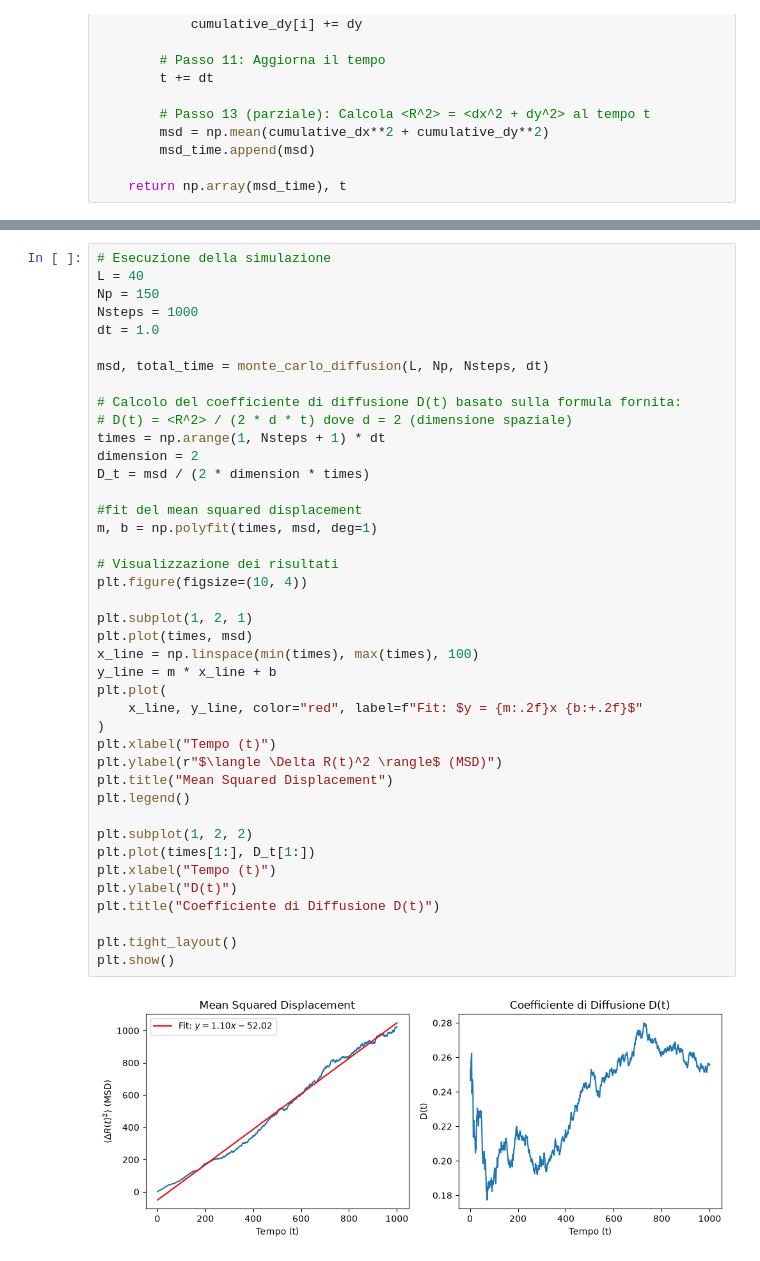
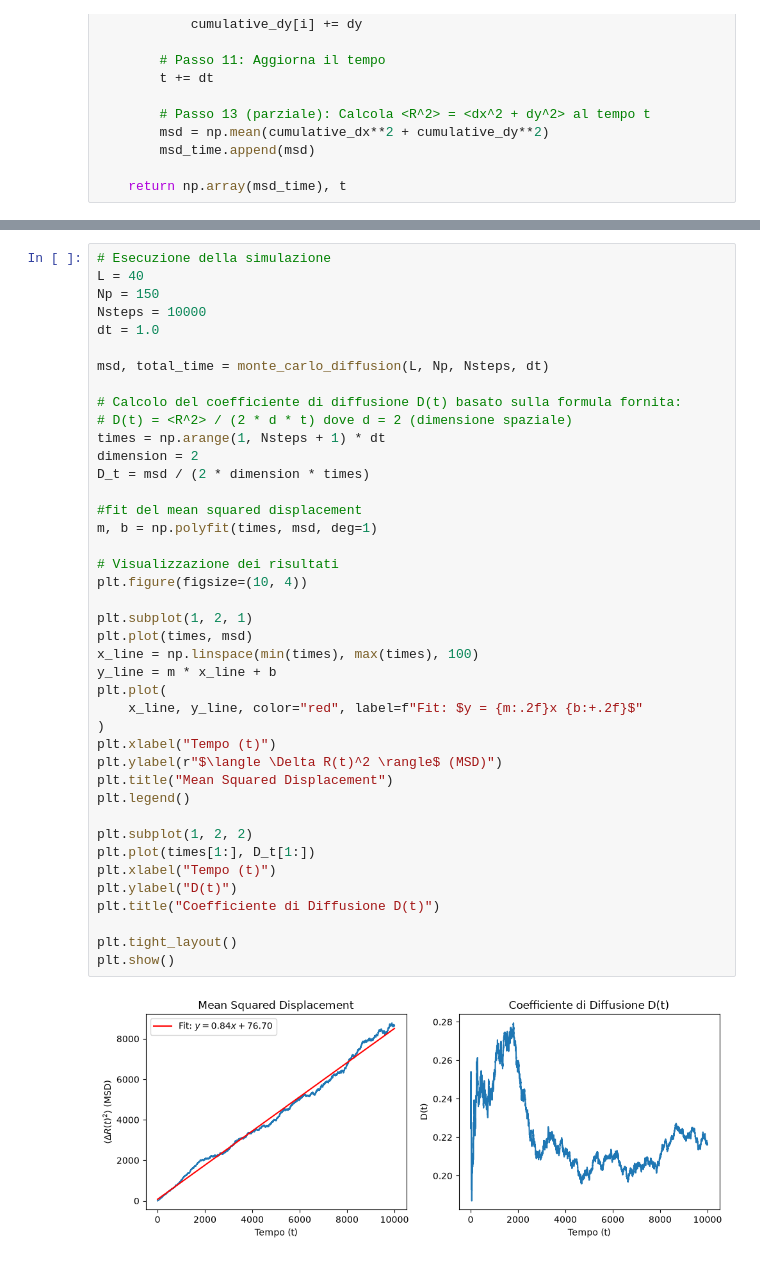
Before and after one commit to mgirelli/fisica_com_exercise, a Jupyter notebook: Esercizio_7.ipynb, the cells around one changed output, grey strips where cells are left out. Drawn from its saved outputs; the diff is of its cells as text.

```diff
--- a/Esercizio_7.ipynb
+++ b/Esercizio_7.ipynb
@@ -158,7 +134,7 @@ plt.show()
 # Esecuzione della simulazione
 L = 40
 Np = 150
-Nsteps = 1000
+Nsteps = 10000
 dt = 1.0
 
 msd, total_time = monte_carlo_diffusion(L, Np, Nsteps, dt)
@@ -169,31 +145,31 @@ times = np.arange(1, Nsteps + 1) * dt
 dimension = 2
 D_t = msd / (2 * dimension * times)
 
 #fit del mean squared displacement
 m, b = np.polyfit(times, msd, deg=1)
 
 # Visualizzazione dei risultati
 plt.figure(figsize=(10, 4))
 
 plt.subplot(1, 2, 1)
 plt.plot(times, msd)
 x_line = np.linspace(min(times), max(times), 100)
 y_line = m * x_line + b
 plt.plot(
     x_line, y_line, color="red", label=f"Fit: $y = {m:.2f}x {b:+.2f}$"
 )
 plt.xlabel("Tempo (t)")
 plt.ylabel(r"$\langle \Delta R(t)^2 \rangle$ (MSD)")
 plt.title("Mean Squared Displacement")
 plt.legend()
 
 plt.subplot(1, 2, 2)
 plt.plot(times[1:], D_t[1:])
 plt.xlabel("Tempo (t)")
 plt.ylabel("D(t)")
 plt.title("Coefficiente di Diffusione D(t)")
 
 plt.tight_layout()
 plt.show()
 # %% [output]
-[figure, old version]
+[figure, new version]
```
Also changed, not shown: parts of 5 cells of this notebook, 3 other files.
